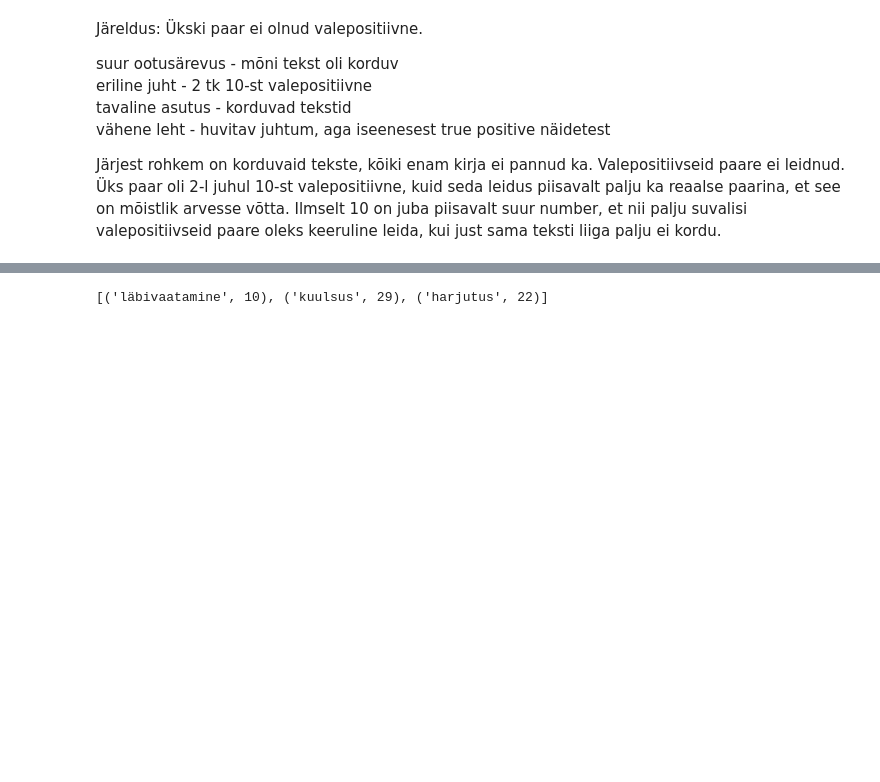
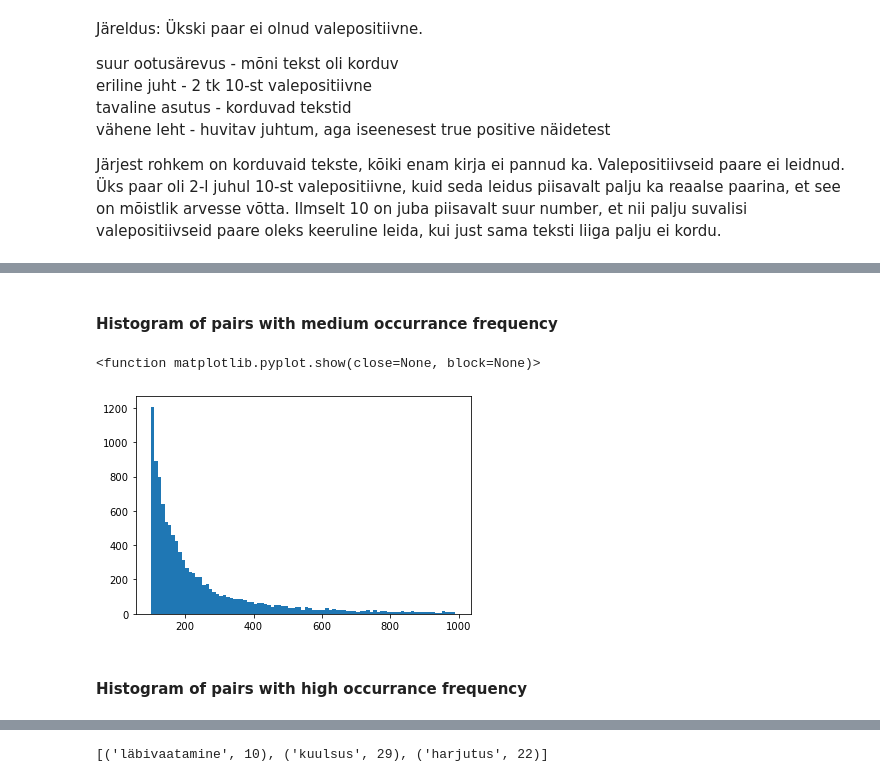
Before and after one commit to birgitsormus/noun-adj-classification, a Jupyter notebook: data exploration.ipynb, the cells around one changed output, grey strips where cells are left out. Saved outputs shown, nothing was run; the diff lists cells and outputs as text; code cells hidden in the pictures; blank space fills up the shorter version.

```diff
--- a/data exploration.ipynb
+++ b/data exploration.ipynb
@@ -923,0 +1343,10 @@ Järjest rohkem on korduvaid tekste, kõiki enam kirja ei pannud ka. Valepositii
+# %% [markdown]
+#### Histogram of pairs with medium occurrance frequency
+# %%
+plt.hist([p[2] for p in all_data if p[2] < 1000 and p[2] >= 100], range(100, 1000, 10))
+plt.show
+# %% [output]
+<function matplotlib.pyplot.show(close=None, block=None)>
+[figure, added]
+# %% [markdown]
+#### Histogram of pairs with high occurrance frequency
```
Also changed, not shown: parts of 115 cells of this notebook.
